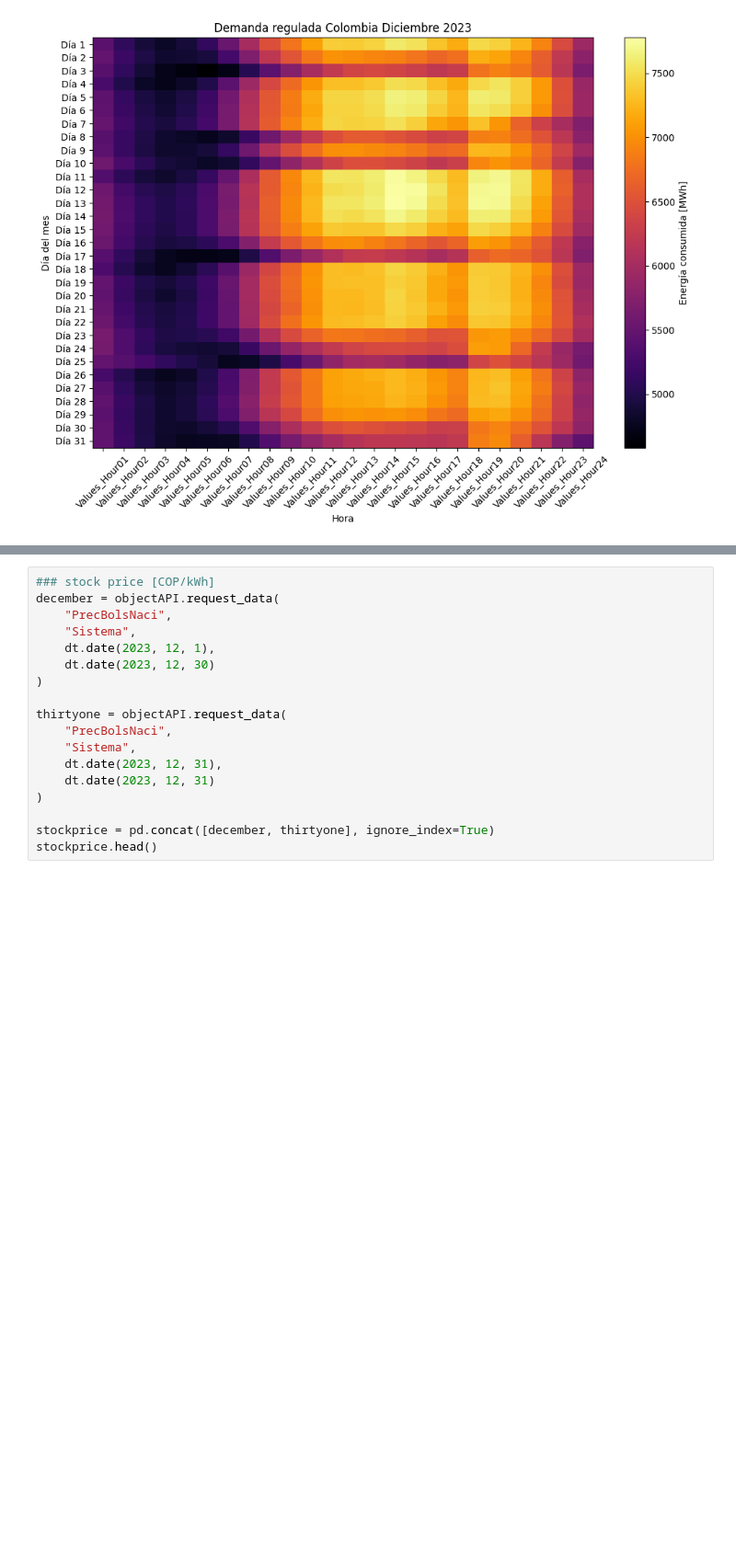
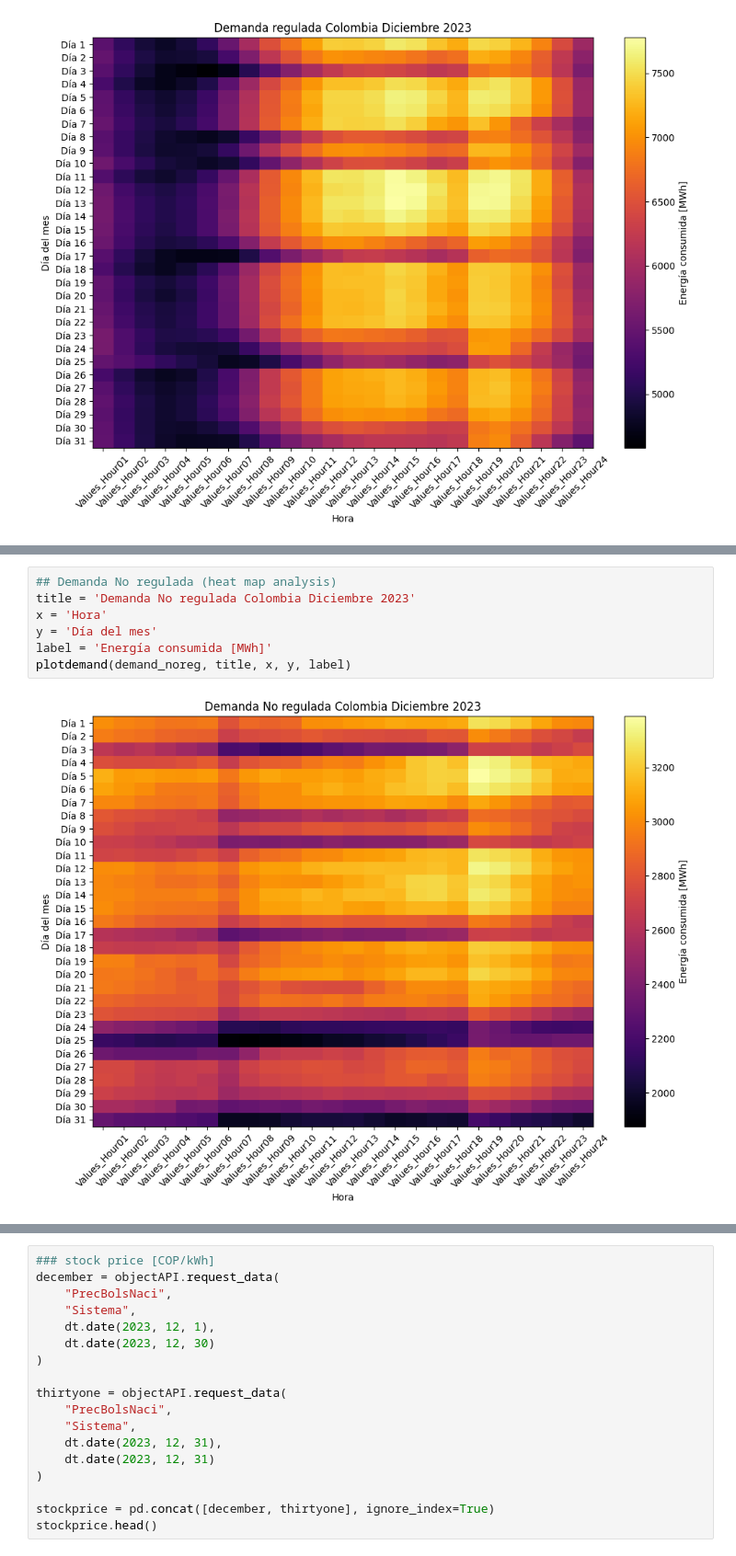
Before and after one commit to jebernatec/colombia-energy-market, a Jupyter notebook: energia_colombia.ipynb, the cells around one changed output, grey strips where cells are left out. Shown at 92% size. Cells and saved outputs as stored; diff of their text form; blank space fills up the shorter version.

```diff
--- a/energia_colombia.ipynb
+++ b/energia_colombia.ipynb
@@ -225,0 +225,9 @@ plotdaysdemand(demand_noreg, title)
+# %%
+## Demanda No regulada (heat map analysis)
+title = 'Demanda No regulada Colombia Diciembre 2023'
+x = 'Hora'
+y = 'Día del mes'
+label = 'Energía consumida [MWh]'
+plotdemand(demand_noreg, title, x, y, label)
+# %% [output]
+[figure, added]
```
Also changed, not shown: parts of 12 cells of this notebook, 1 other file.
